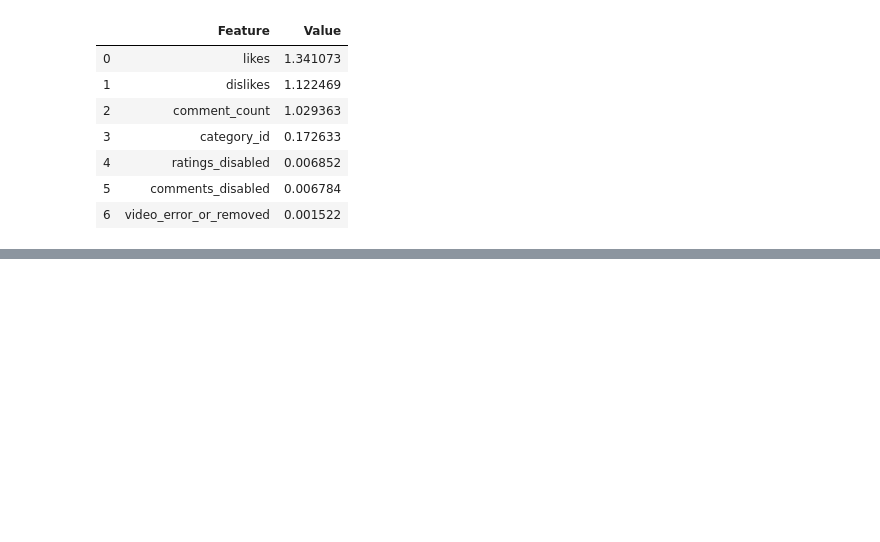
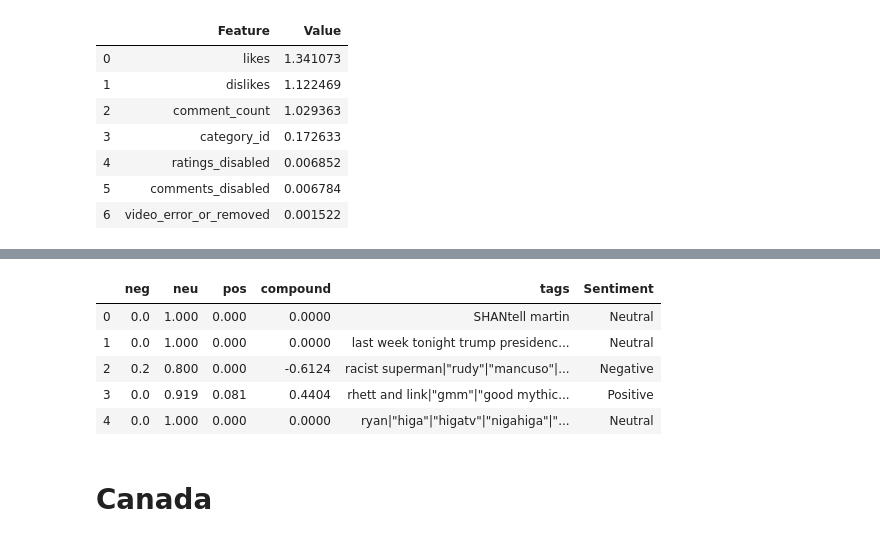
Before and after one commit to run-cmw/trending-yt-vids-api, a Jupyter notebook: project/YouTube_Analysis_Jacob.ipynb, the cells around one changed output, grey strips where cells are left out. Cells and saved outputs as stored; diff of their text form; code cells hidden in the pictures; blank space fills up the shorter version.

```diff
--- a/project/YouTube_Analysis_Jacob.ipynb
+++ b/project/YouTube_Analysis_Jacob.ipynb
@@ -452,0 +543,5 @@ mutual_list_sorted.reset_index(drop = True)
+# %%
+for i in df_us['tags']:
+    ps = sentiment_analyzer.polarity_scores(i)
+    ps['tags'] = i
+    us_sentiment_tags_results.append(ps)
@@ -452,0 +583,11 @@ mutual_list_sorted.reset_index(drop = True)
+# %%
+df_sentiment_us_tags.head()
+# %% [output]
+|  | neg | neu | pos | compound | tags | Sentiment |
+| 0 | 0.0 | 1.000 | 0.000 | 0.0000 | SHANtell martin | Neutral |
+| 1 | 0.0 | 1.000 | 0.000 | 0.0000 | last week tonight trump presidenc... | Neutral |
+| 2 | 0.2 | 0.800 | 0.000 | -0.6124 | racist superman|"rudy"|"mancuso"|... | Negative |
+| 3 | 0.0 | 0.919 | 0.081 | 0.4404 | rhett and link|"gmm"|"good mythic... | Positive |
+| 4 | 0.0 | 1.000 | 0.000 | 0.0000 | ryan|"higa"|"higatv"|"nigahiga"|"... | Neutral |
+# %% [markdown]
+# Canada
```
Also changed, not shown: parts of 60 cells of this notebook.
